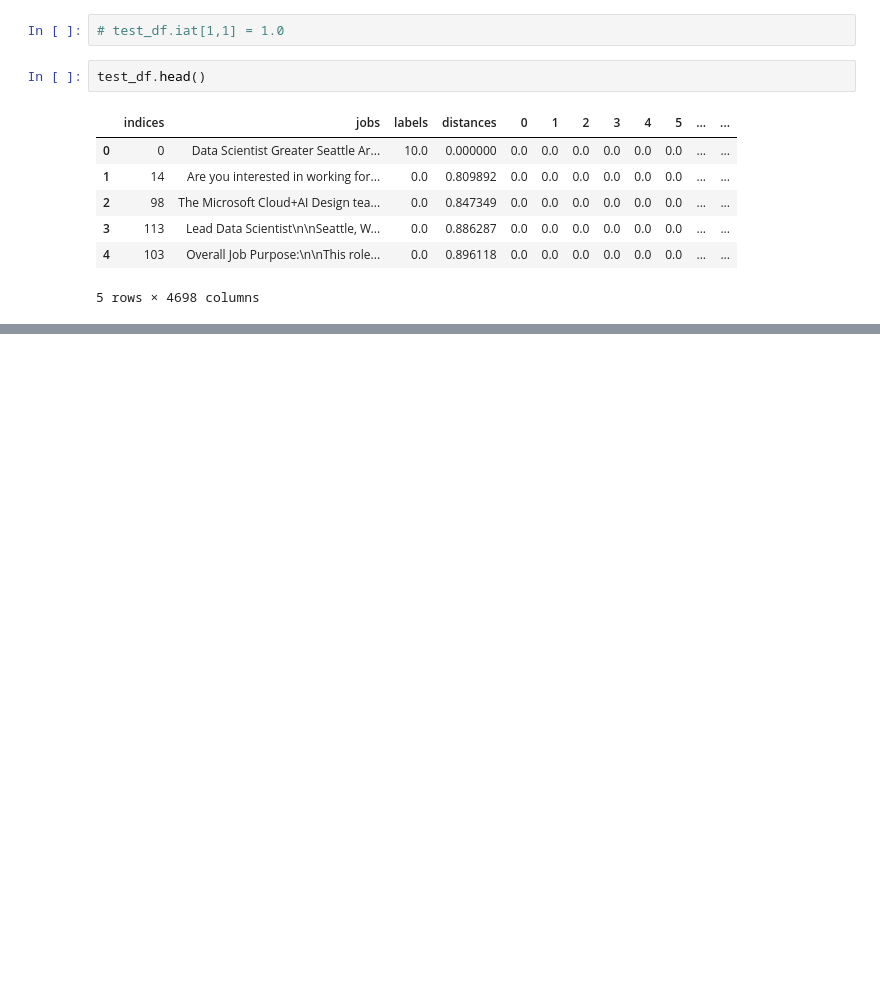
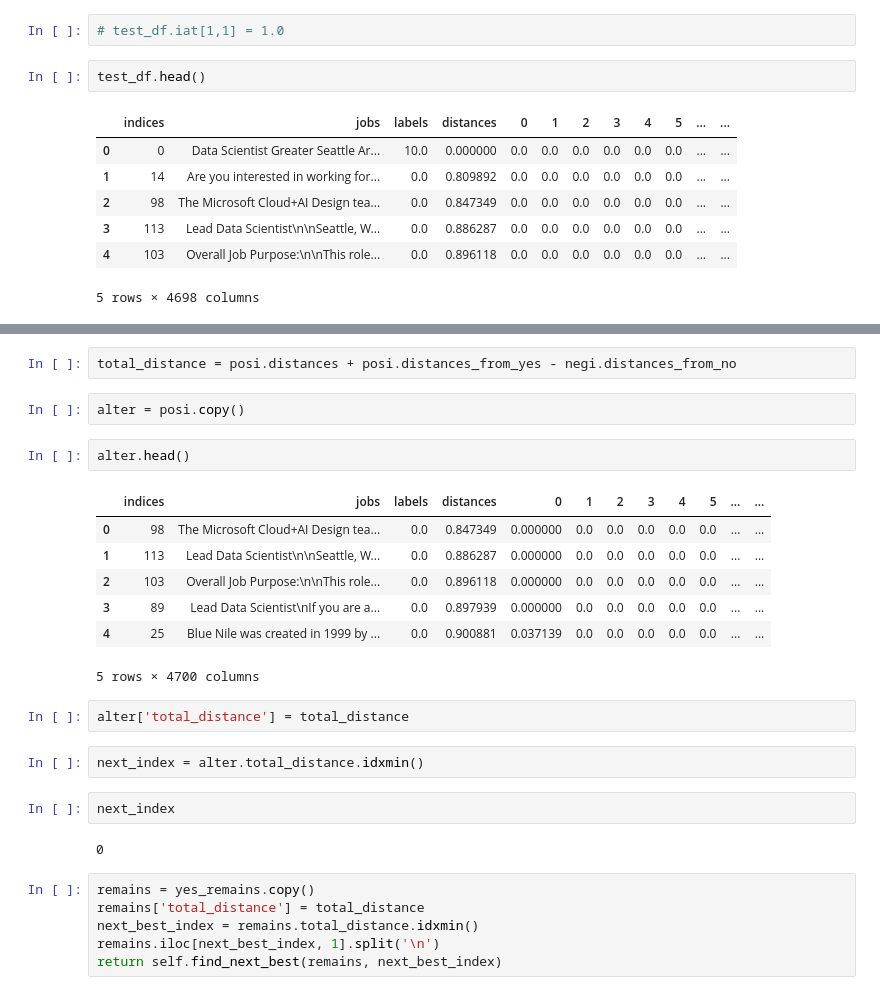
Before and after one commit to edoylee/Ember-Job-Recommender, a Jupyter notebook: notebooks/model_cleaning.ipynb, the cells around one changed output, grey strips where cells are left out. Cells and saved outputs as stored; diff of their text form; blank space fills up the shorter version.

```diff
--- a/notebooks/model_cleaning.ipynb
+++ b/notebooks/model_cleaning.ipynb
@@ -288,0 +185,28 @@ remains['summed_distances'] = remains.distances + remains.distances_from_yes
+# %%
+total_distance = posi.distances + posi.distances_from_yes - negi.distances_from_no
+# %%
+alter = posi.copy()
+# %%
+alter.head()
+# %% [output]
+|  | indices | jobs | labels | distances | 0 | 1 | 2 | 3 | 4 | 5 | ... | ... |
+| 0 | 98 | The Microsoft Cloud+AI Design tea... | 0.0 | 0.847349 | 0.000000 | 0.0 | 0.0 | 0.0 | 0.0 | 0.0 | ... | ... |
+| 1 | 113 | Lead Data Scientist\n\nSeattle, W... | 0.0 | 0.886287 | 0.000000 | 0.0 | 0.0 | 0.0 | 0.0 | 0.0 | ... | ... |
+| 2 | 103 | Overall Job Purpose:\n\nThis role... | 0.0 | 0.896118 | 0.000000 | 0.0 | 0.0 | 0.0 | 0.0 | 0.0 | ... | ... |
+| 3 | 89 | Lead Data Scientist\nIf you are a... | 0.0 | 0.897939 | 0.000000 | 0.0 | 0.0 | 0.0 | 0.0 | 0.0 | ... | ... |
+| 4 | 25 | Blue Nile was created in 1999 by ... | 0.0 | 0.900881 | 0.037139 | 0.0 | 0.0 | 0.0 | 0.0 | 0.0 | ... | ... |
+5 rows × 4700 columns
+# %%
+alter['total_distance'] = total_distance
+# %%
+next_index = alter.total_distance.idxmin()
+# %%
+next_index
+# %% [output]
+0
+# %%
+remains = yes_remains.copy()
+remains['total_distance'] = total_distance
+next_best_index = remains.total_distance.idxmin()
+remains.iloc[next_best_index, 1].split('\n')
+return self.find_next_best(remains, next_best_index)
```
Also changed, not shown: parts of 39 cells of this notebook.
